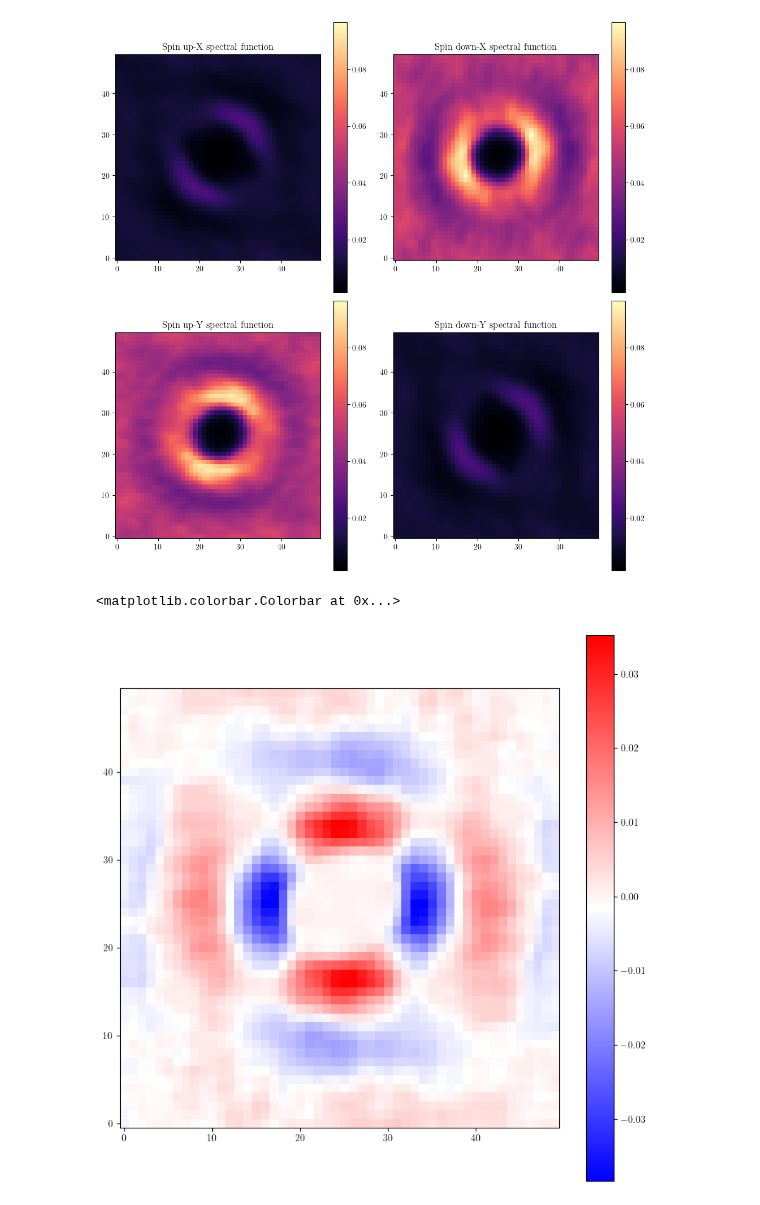
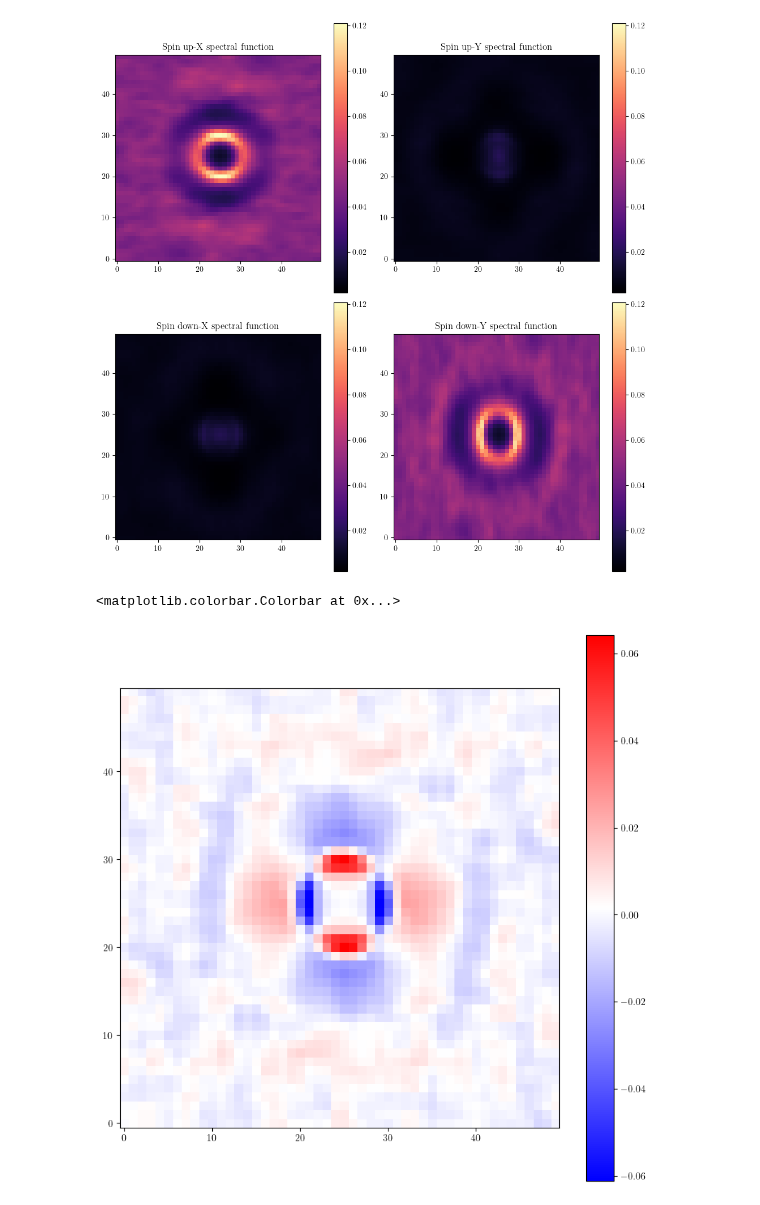
Before and after one commit to dpreuo/alter_morph, a Jupyter notebook: amorphous_mean_field.ipynb, the cells around one changed output. Saved outputs shown, nothing was run; the diff lists cells and outputs as text; code cells hidden in the pictures.

```diff
--- a/amorphous_mean_field.ipynb
+++ b/amorphous_mean_field.ipynb
@@ -36,7 +33,7 @@ aps_halfwidth = 3.375
 import koala.graph_utils
 
 
-system_length = 14
+system_length = 15
 lattice_type = "voronoi"
 lattice = alter_lattice_maker(system_length, lattice_type)
 # lattice = koala.graph_utils.cut_boundaries(lattice)
@@ -45,7 +42,7 @@ t1 = 1  # orbital parallel neighbor hopping
 t2 = 0.5  # orbital perpendicular neighbor hopping
 J = 0.6  # Interaction strength
 U = J  # Density-density interaction
-filling = 0.9  # filling of the lattice
+filling = 0.2  # filling of the lattice
 initial_m = np.full(lattice.n_vertices, 1) + 0.001 * np.random.rand(lattice.n_vertices)
 initial_n = np.full(lattice.n_vertices, filling * 4)
 theta_offset = 0.0  # offset of the staggered magnetization
@@ -70 +67,8 @@ Lattice(196 vertices, 294 edges)
+# %%
+from alter_morph.hamiltonians import _hopping_matrix
+from alter_morph.mean_field import hartree_fock
+
+m_values, n_values = hartree_fock(
+    lattice, initial_parameters, 100, mixing_proportion=0.1, tol_mdiff=0.00001
+)
 # %%
@@ -228,36 +225,36 @@ fig, ax = plt.subplots(2, 2, figsize=(10, 10))
 k_limits = 25
 
 kx = np.arange(-k_limits, k_limits)
 ky = np.arange(-k_limits, k_limits)
 
 # log_specs = np.array([-spec.imag for spec in specs])
 
 cmin = np.min(specs)
 cmax = np.max(specs)
 
 for n, a in enumerate(ax.flatten()):
     im = a.imshow(
         specs[n],
         cmap="magma",
         origin="lower",
         vmin=cmin,
         vmax=cmax,
     )
     # add colorbar
     plt.colorbar(im, ax=a)
 
 
 ax[0, 0].set_title("Spin up-X spectral function")
-ax[0, 1].set_title("Spin down-X spectral function")
-ax[1, 0].set_title("Spin up-Y spectral function")
+ax[0, 1].set_title("Spin up-Y spectral function")
+ax[1, 0].set_title("Spin down-X spectral function")
 ax[1, 1].set_title("Spin down-Y spectral function")
 
 plt.savefig("mean_field_results.pdf")
 
 plt.tight_layout()
 plt.show()
 # %% [output]
-[figure, old version]
+[figure, new version]
 # %%
 fig, ax = plt.subplots(1, 1, figsize=(10, 10))
 k_limits = 25
@@ -265,7 +262,7 @@ kx = np.arange(-k_limits, k_limits)
 ky = np.arange(-k_limits, k_limits)
 
 
-subtracted = specs[0] - specs[1] + specs[2] - specs[3]
+subtracted = specs[0] + specs[1] - specs[2] - specs[3]
 
 
 im = ax.imshow(
@@ -279,4 +276,4 @@ im = ax.imshow(
 plt.colorbar(im, ax=ax)
 # %% [output]
 <matplotlib.colorbar.Colorbar at 0x...>
-[figure, old version]
+[figure, new version]
```
Also changed, not shown: parts of 5 cells of this notebook, 10 other files.
